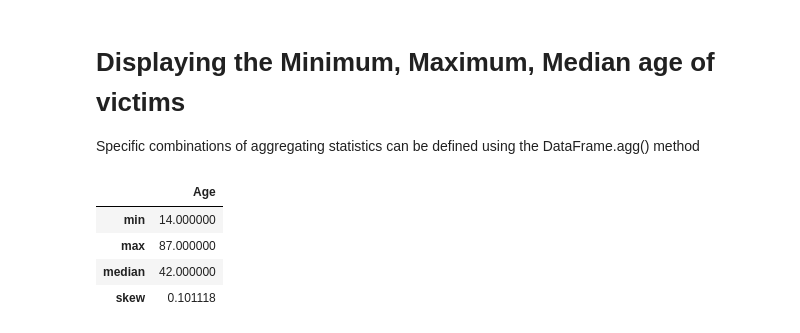
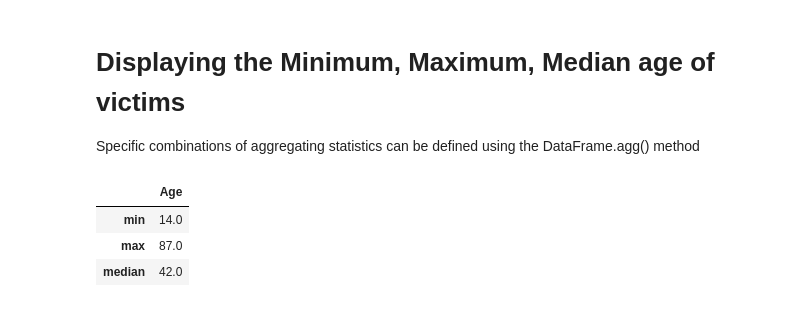
Before and after one commit to IamJOY-thecoder/My-Capstone-Project, a Jupyter notebook: Eniye_Joy_Capstone_Project_2020.ipynb, the cells around one changed output. Drawn from its saved outputs; the diff is of its cells as text; code cells hidden in the pictures.

```diff
--- a/Eniye_Joy_Capstone_Project_2020.ipynb
+++ b/Eniye_Joy_Capstone_Project_2020.ipynb
@@ -167,10 +182,11 @@ df
 >
 Specific combinations of aggregating statistics can be defined using the DataFrame.agg() method
 # %%
-df.agg({'Age': ['min', 'max', 'median', 'skew']}) # Using the df.agg function to summarize the dataframe in the specified statistics using "Age" as the value for this aggregation
+# Using the df.agg function to summarize the dataframe in the
+#specified statistics using "Age" as the value for this aggregation
+df2.agg({'Age': ['min', 'max', 'median']})
 # %% [output]
 |  | Age |
-| min | 14.000000 |
-| max | 87.000000 |
-| median | 42.000000 |
-| skew | 0.101118 |
+| min | 14.0 |
+| max | 87.0 |
+| median | 42.0 |
```
Also changed, not shown: parts of 1 cell of this notebook.
